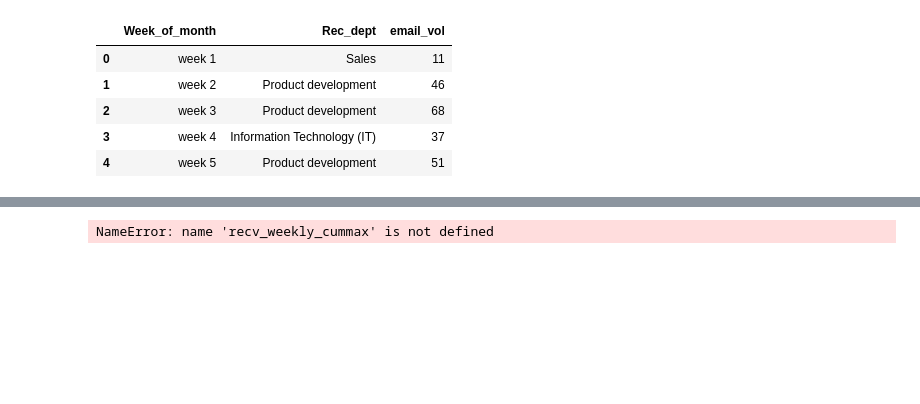
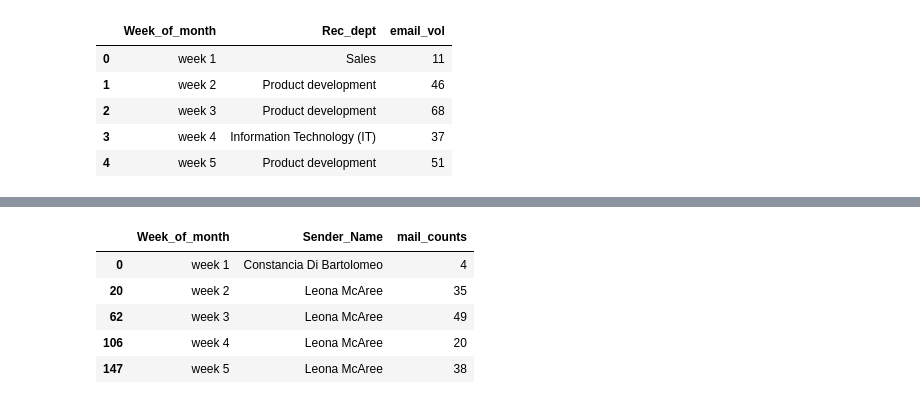
Before and after one commit to djibril968/Python_projects, a Jupyter notebook: Onyx_email_analysis.ipynb, the cells around one changed output, grey strips where cells are left out. Drawn from its saved outputs; the diff is of its cells as text; code cells hidden in the pictures; blank space fills up the shorter version.

```diff
--- a/Onyx_email_analysis.ipynb
+++ b/Onyx_email_analysis.ipynb
@@ -719,8 +742,17 @@ max_mail_by_week_recv_dept
+# %%
+weekly_mail_sent_cummax = pd.DataFrame(columns= ['week_of_month', 'Sender_name', 'mail_counts'])
+
+weekly_mail_by_emp = mail_by_emp_sent.groupby('Week_of_month')['mail_counts'].idxmax()
+weekly_mail_by_emp
+
+weekly_mail_sent_cummax = mail_by_emp_sent.loc[weekly_mail_by_emp]
+weekly_mail_sent_cummax
+# %% [output]
+|  | Week_of_month | Sender_Name | mail_counts |
+| 0 | week 1 | Constancia Di Bartolomeo | 4 |
+| 20 | week 2 | Leona McAree | 35 |
+| 62 | week 3 | Leona McAree | 49 |
+| 106 | week 4 | Leona McAree | 20 |
+| 147 | week 5 | Leona McAree | 38 |
 # %%
-#department with max number of emails recieved for each week
-max_mail_by_week_recv_dept = pd.DataFrame(columns=['Week_of_month', 'Rec_dept', 'email_vol'])
-
-max_mail_rec_weekly = recv_weekly_cummax.groupby('Week_of_month')['email_vol'].idxmax()
-max_mail_rec_weekly
+#employee with max number of emails recieved for each week
-# %% [output]
-NameError: name 'recv_weekly_cummax' is not defined
```
Also changed, not shown: parts of 1 cell of this notebook.
